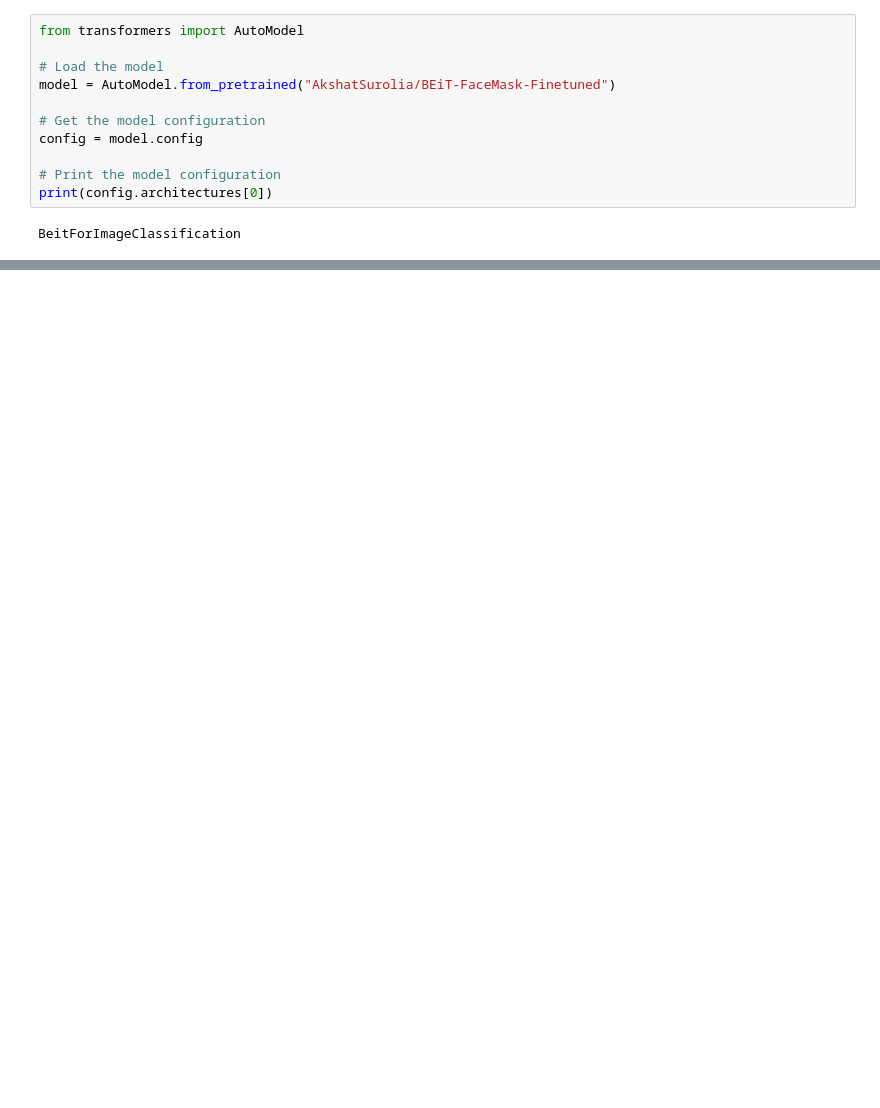
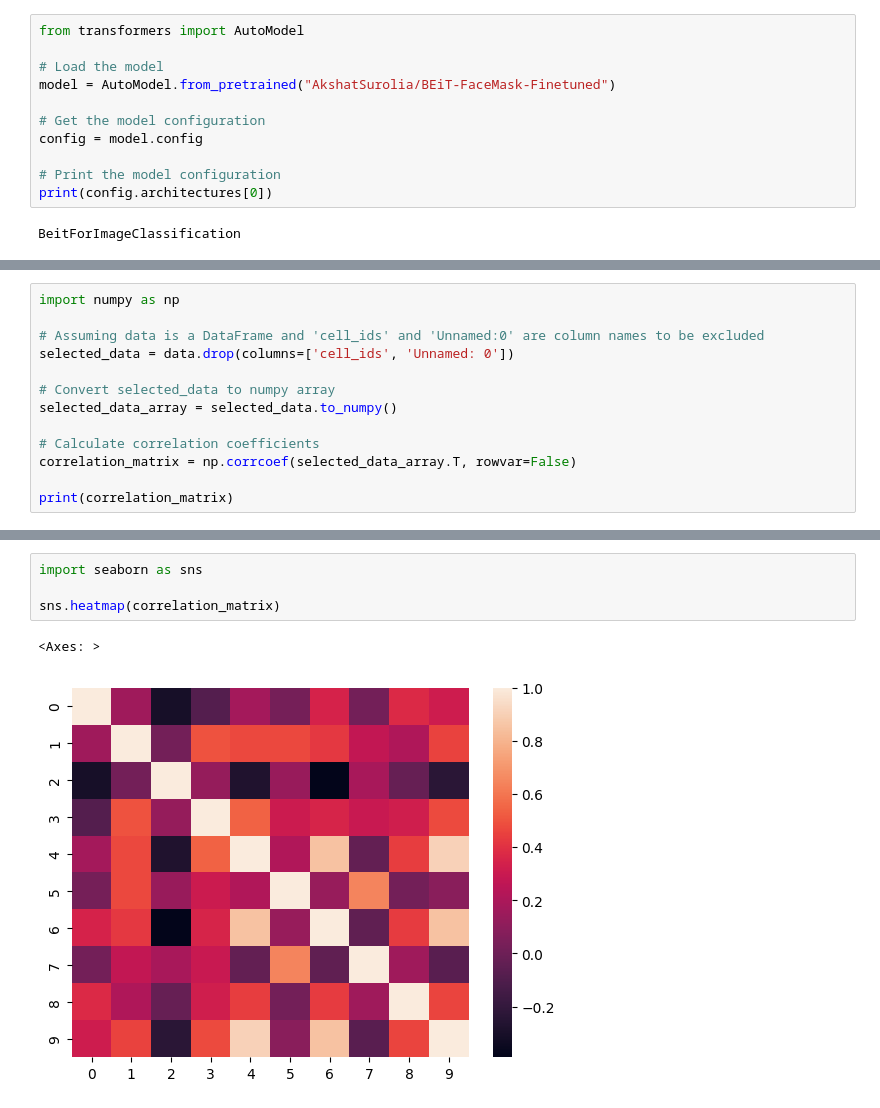
Before and after one commit to mariakesa/HuggingMouse, a Jupyter notebook: tutorial_notebooks/test.ipynb, the cells around one changed output, grey strips where cells are left out. Cells and saved outputs as stored; diff of their text form; blank space fills up the shorter version.

```diff
--- a/tutorial_notebooks/test.ipynb
+++ b/tutorial_notebooks/test.ipynb
@@ -158,0 +130,13 @@ KeyboardInterrupt:
+# %%
+import numpy as np
+
+# Assuming data is a DataFrame and 'cell_ids' and 'Unnamed:0' are column names to be excluded
+selected_data = data.drop(columns=['cell_ids', 'Unnamed: 0'])
+
+# Convert selected_data to numpy array
+selected_data_array = selected_data.to_numpy()
+
+# Calculate correlation coefficients
+correlation_matrix = np.corrcoef(selected_data_array.T, rowvar=False)
+
+print(correlation_matrix)
@@ -158,0 +164,7 @@ KeyboardInterrupt:
+# %%
+import seaborn as sns
+
+sns.heatmap(correlation_matrix)
+# %% [output]
+<Axes: >
+[figure, added]
```
Also changed, not shown: parts of 10 cells of this notebook, 4 other files.
